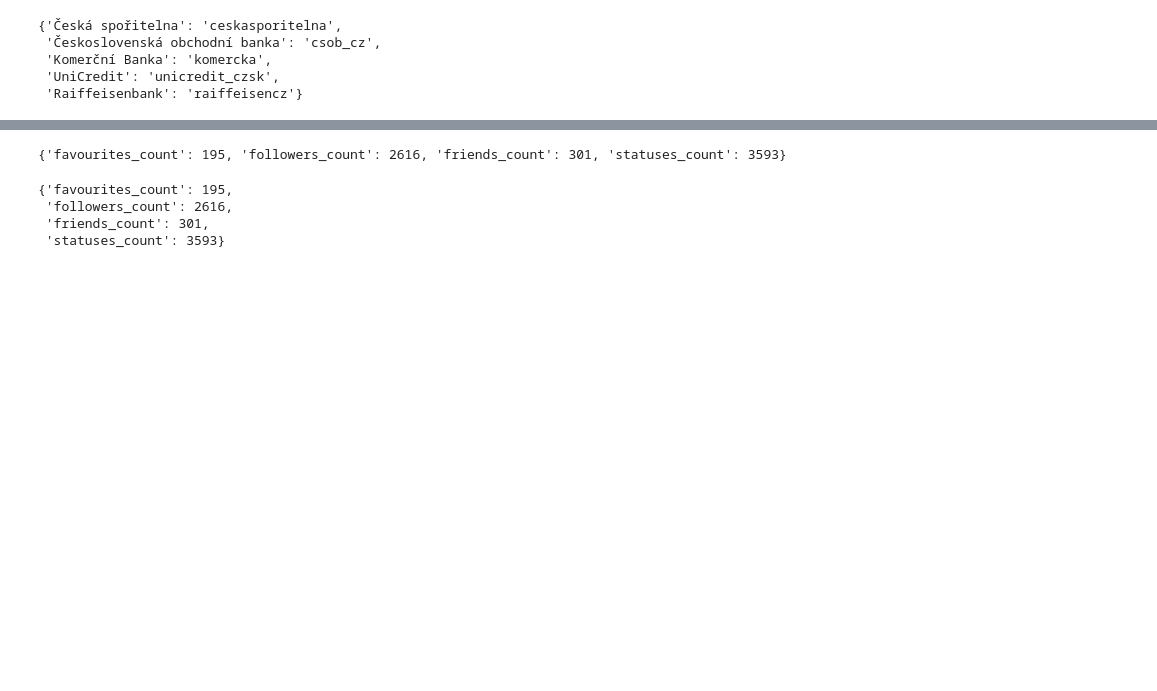
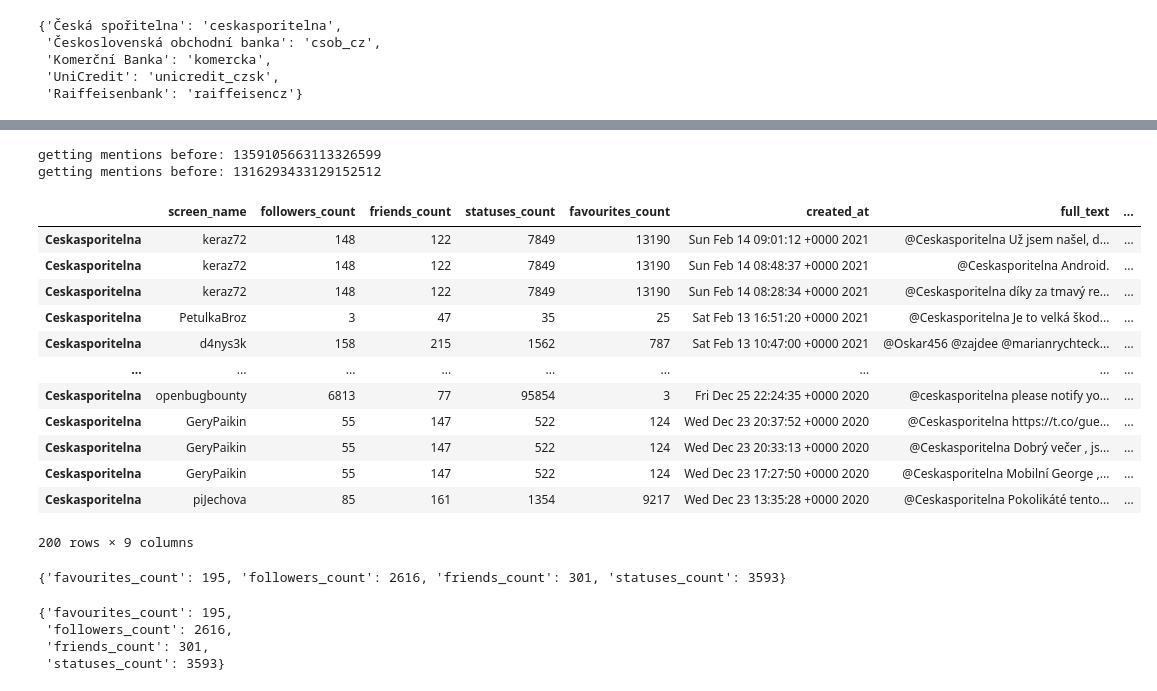
Before and after one commit to roman-ruzica/twitter_project_ruzica_zacharova, a Jupyter notebook: bank_twitter_scraper.ipynb, the cells around one changed output, grey strips where cells are left out. Cells and saved outputs as stored; diff of their text form; code cells hidden in the pictures; blank space fills up the shorter version.

```diff
--- a/bank_twitter_scraper.ipynb
+++ b/bank_twitter_scraper.ipynb
@@ -335,0 +495,3 @@ ValueError: No objects to concatenate
+# %%
+sporka =  Twitter_user('ceskasporitelna', authentification)
+sporka.do_all()
@@ -335,0 +526,8 @@ ValueError: No objects to concatenate
+# %%
+csob_cz =  Twitter_user('csob_cz', authentification)
+csob_cz.do_all()
+csob_cz.my_pd.to_csv("csob_cz_timeline.csv")
+csob_cz.my_reply_pd.to_csv("csob_cz_reply.csv")
+# %% [output]
+getting mentions before: 1359105663113326599
+getting mentions before: 1316293433129152512
@@ -335,0 +546,16 @@ ValueError: No objects to concatenate
+# %%
+sporka.my_reply_pd
+# %% [output]
+|  | screen_name | followers_count | friends_count | statuses_count | favourites_count | created_at | full_text | ... |
+| Ceskasporitelna | keraz72 | 148 | 122 | 7849 | 13190 | Sun Feb 14 09:01:12 +0000 2021 | @Ceskasporitelna Už jsem našel, d... | ... |
+| Ceskasporitelna | keraz72 | 148 | 122 | 7849 | 13190 | Sun Feb 14 08:48:37 +0000 2021 | @Ceskasporitelna Android. | ... |
+| Ceskasporitelna | keraz72 | 148 | 122 | 7849 | 13190 | Sun Feb 14 08:28:34 +0000 2021 | @Ceskasporitelna díky za tmavý re... | ... |
+| Ceskasporitelna | PetulkaBroz | 3 | 47 | 35 | 25 | Sat Feb 13 16:51:20 +0000 2021 | @Ceskasporitelna Je to velká škod... | ... |
+| Ceskasporitelna | d4nys3k | 158 | 215 | 1562 | 787 | Sat Feb 13 10:47:00 +0000 2021 | @Oskar456 @zajdee @marianrychteck... | ... |
+| ... | ... | ... | ... | ... | ... | ... | ... | ... |
+| Ceskasporitelna | openbugbounty | 6813 | 77 | 95854 | 3 | Fri Dec 25 22:24:35 +0000 2020 | @ceskasporitelna please notify yo... | ... |
+| Ceskasporitelna | GeryPaikin | 55 | 147 | 522 | 124 | Wed Dec 23 20:37:52 +0000 2020 | @Ceskasporitelna https://t.co/gue... | ... |
+| Ceskasporitelna | GeryPaikin | 55 | 147 | 522 | 124 | Wed Dec 23 20:33:13 +0000 2020 | @Ceskasporitelna Dobrý večer , js... | ... |
+| Ceskasporitelna | GeryPaikin | 55 | 147 | 522 | 124 | Wed Dec 23 17:27:50 +0000 2020 | @Ceskasporitelna Mobilní George ,... | ... |
+| Ceskasporitelna | piJechova | 85 | 161 | 1354 | 9217 | Wed Dec 23 13:35:28 +0000 2020 | @Ceskasporitelna Pokolikáté tento... | ... |
+200 rows × 9 columns
```
Also changed, not shown: parts of 23 cells of this notebook, 2 other files.
